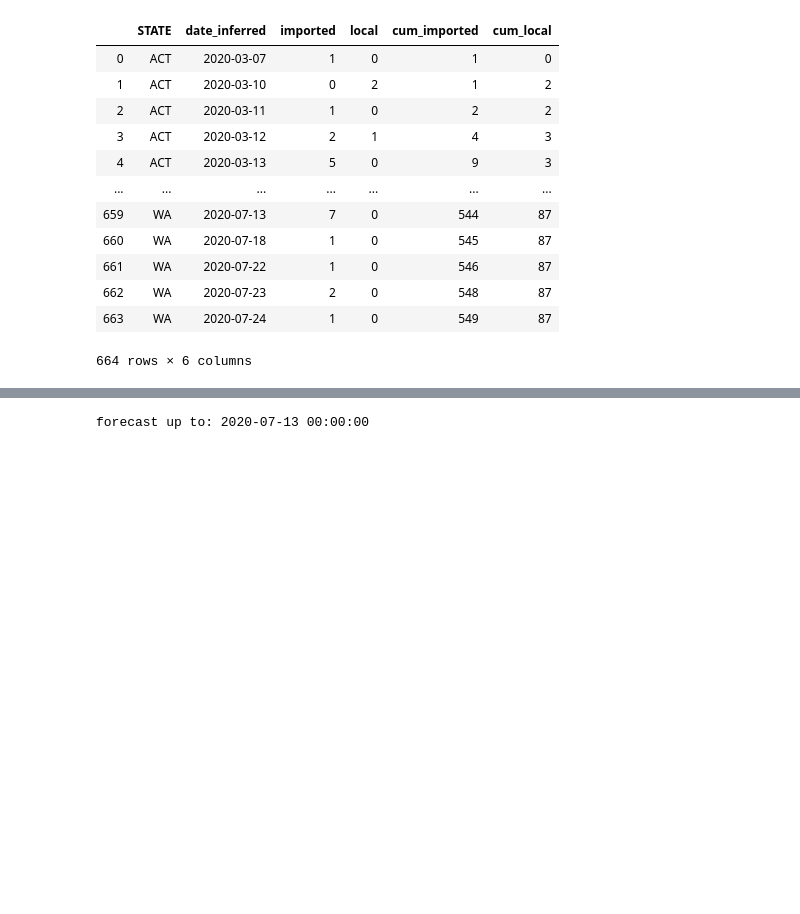
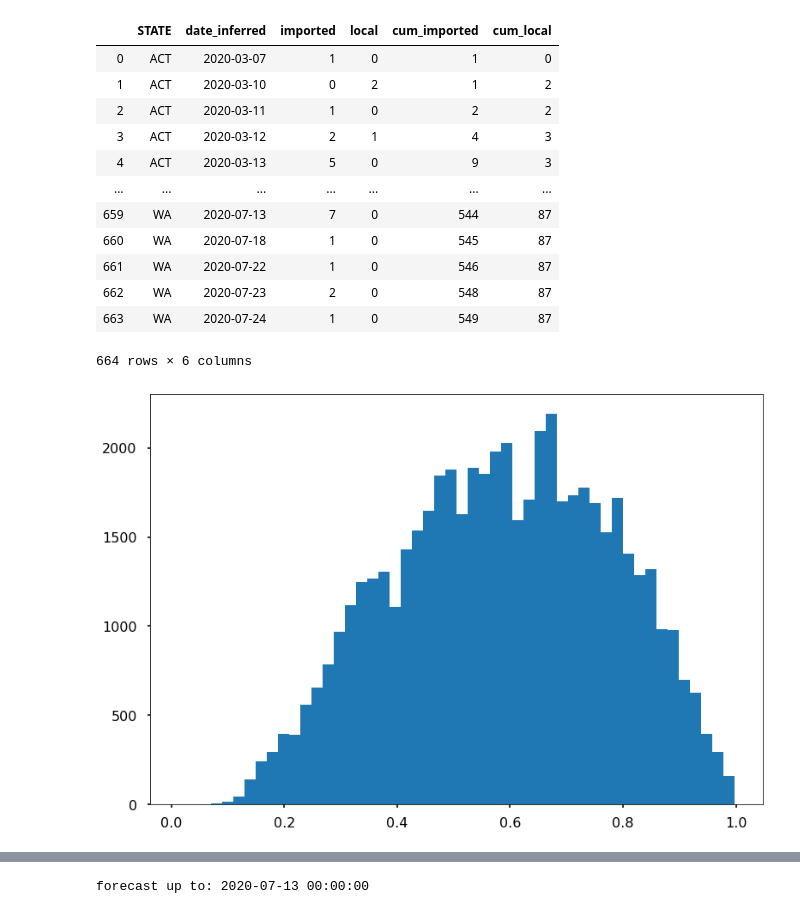
Before and after one commit to tdennisliu/covid19-forecasting-aus, a Jupyter notebook: analysis/abc_inference.ipynb, the cells around one changed output, grey strips where cells are left out. Saved outputs shown, nothing was run; the diff lists cells and outputs as text; code cells hidden in the pictures; blank space fills up the shorter version.

```diff
--- a/analysis/abc_inference.ipynb
+++ b/analysis/abc_inference.ipynb
@@ -301,9 +300,14 @@ Using file ../data/COVID-19 UoM 31Jul2020 0850.xlsx
 # %%
 #Get sample weights for each jurisdiction by total number of cumulative local cases
 
 fraction =0.1
 states_weight = df.groupby("STATE").cum_local.last()
 states_weight = states_weight/sum(states_weight)
-
-
-best = dfs[state].nlargest(int(dfs[state].shape[0]*fraction), 'metrics')
+best = pd.DataFrame()
+weights = []
+for state in states:
+    top = dfs[state].nsmallest(int(dfs[state].shape[0]*fraction), 'metrics')
+    best = best.append(top)
+    weights.extend([states_weight[state]] *top.shape[0])
+# %% [output]
+[figure, added]
```
Also changed, not shown: parts of 7 cells of this notebook.
